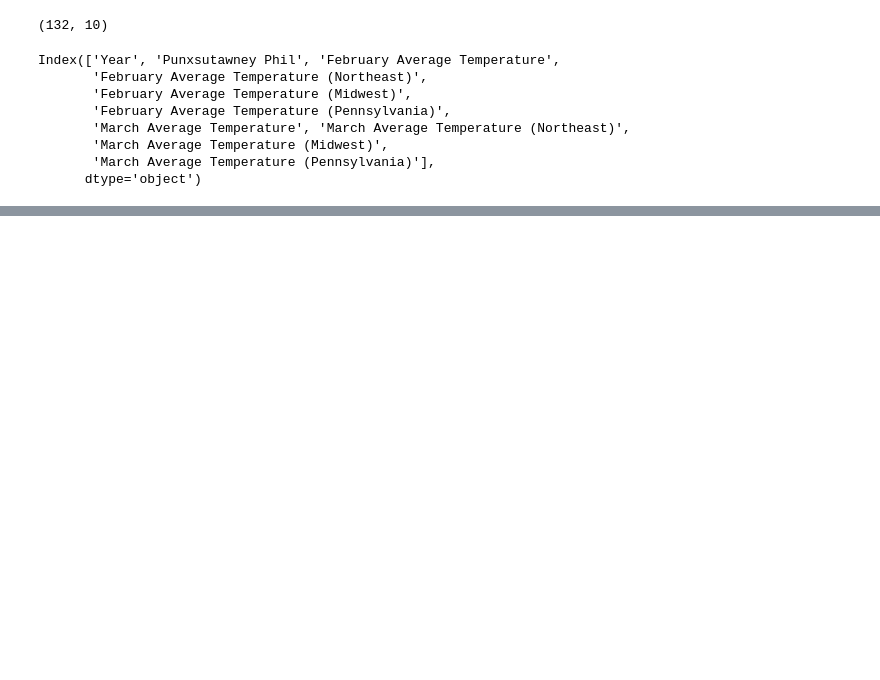
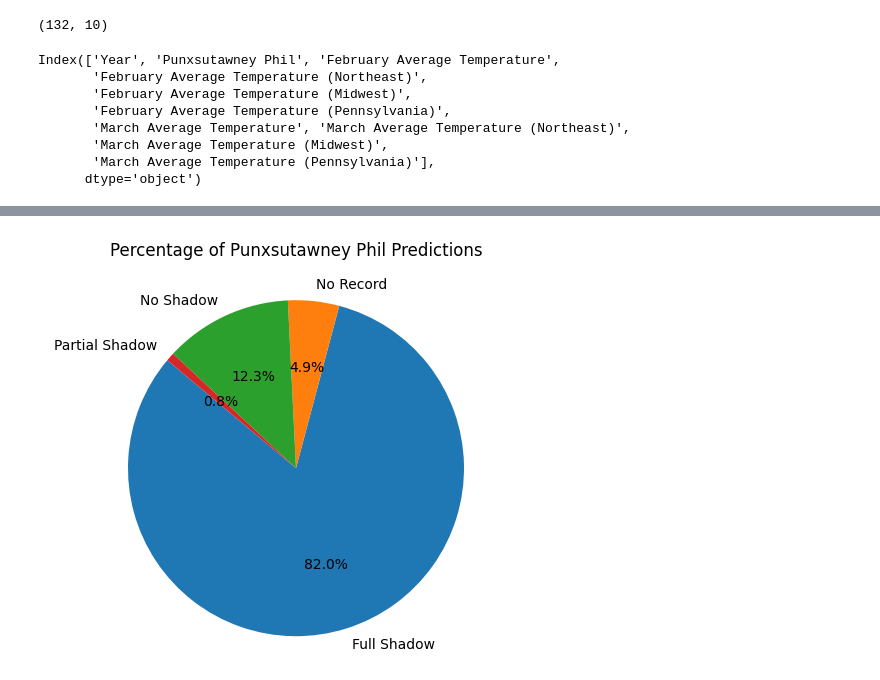
Before and after one commit to educbd/EDAs, a Jupyter notebook: Groundhog_Day.ipynb, the cells around one changed output, grey strips where cells are left out. Drawn from its saved outputs; the diff is of its cells as text; code cells hidden in the pictures; blank space fills up the shorter version.

```diff
--- a/Groundhog_Day.ipynb
+++ b/Groundhog_Day.ipynb
@@ -208,0 +309,19 @@ dtype: int64
+# %%
+# Would it be convenient to obtain the percentages?
+
+total = len(ghd)
+values_to_check = ['Full Shadow', 'No Record', 'No Shadow', 'Partial Shadow']
+percentages = []
+
+for value in values_to_check:
+    count_value = ghd[ghd['Punxsutawney_Phil'] == value]['Punxsutawney_Phil'].count()
+    percentage_value = (count_value / total) * 100
+    percentages.append(percentage_value)
+
+# Create the pie chart
+plt.pie(percentages, labels=values_to_check, autopct='%1.1f%%', startangle=140)
+plt.axis('equal')  # Equal aspect ratio ensures that pie is drawn as a circle.
+plt.title('Percentage of Punxsutawney Phil Predictions', pad=20)
+plt.show()
+# %% [output]
+[figure, added]
```
Also changed, not shown: parts of 28 cells of this notebook.
